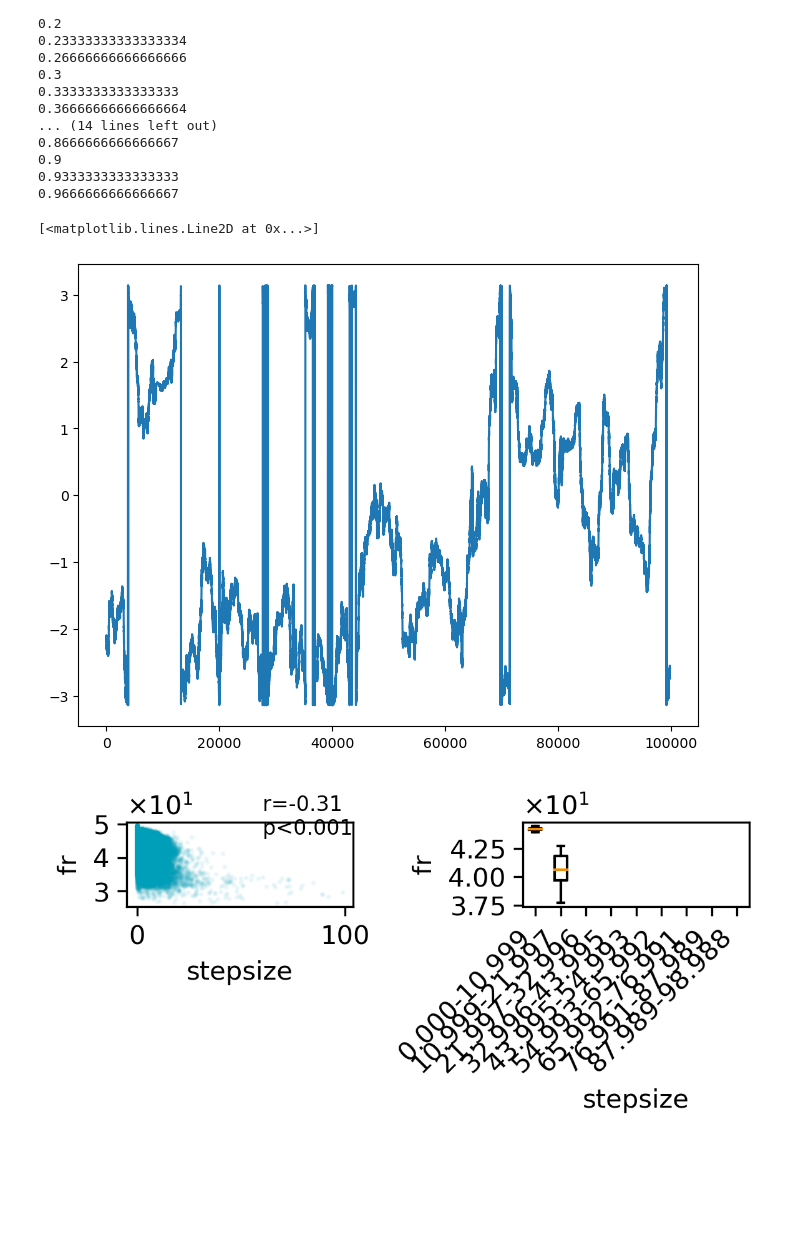
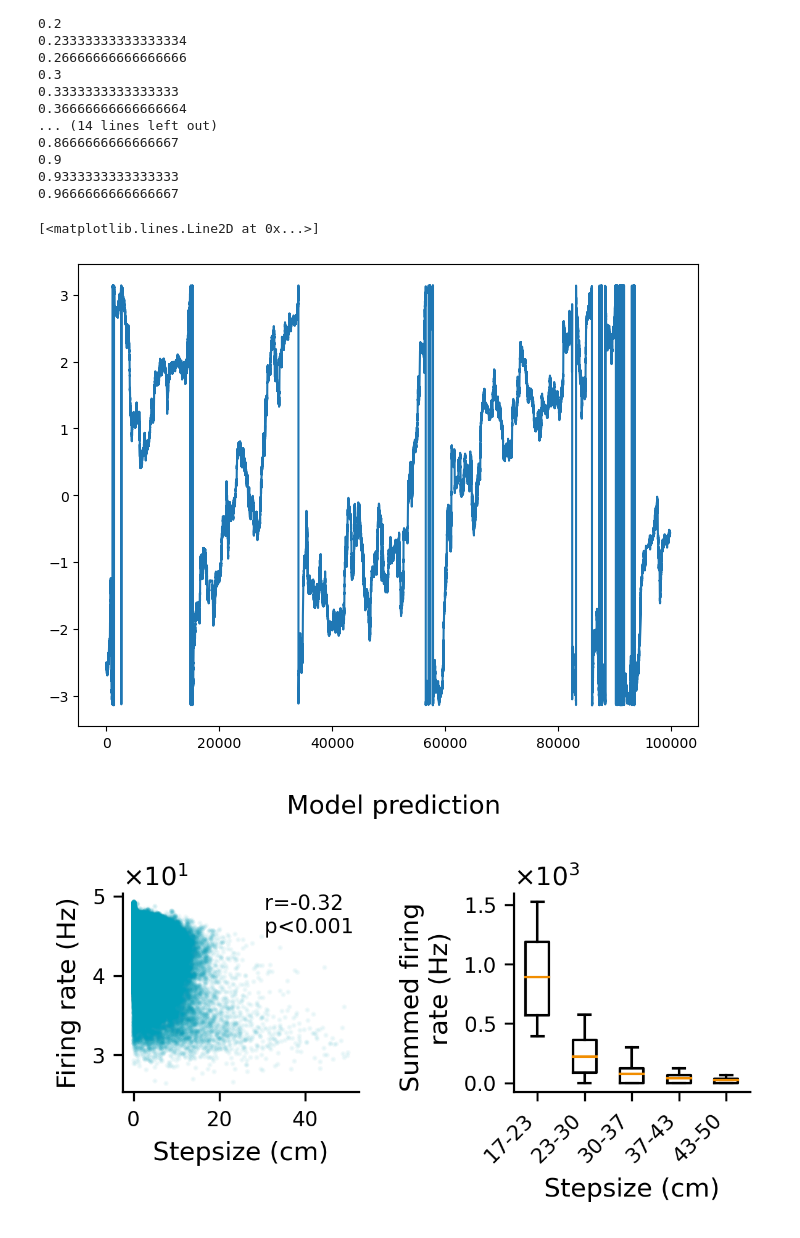
Before and after one commit to ZilongJi/AdaptiveAttractorForSequences, a Jupyter notebook: PaperFigureCode/Fig6_anticorrelation_between_stepsize_neuralactivity.ipynb, the cells around one changed output. Saved outputs shown, nothing was run; the diff lists cells and outputs as text; code cells hidden in the pictures; blank space fills up the shorter version.

```diff
--- a/PaperFigureCode/Fig6_anticorrelation_between_stepsize_neuralactivity.ipynb
+++ b/PaperFigureCode/Fig6_anticorrelation_between_stepsize_neuralactivity.ipynb
@@ -60,7 +60,7 @@ def get_results(mbar, sigma_m=0.1, sigma_u=0.02):
     stepsize = np.insert(stepsize, 0, 0, axis=0)
 
     #remove stepsize that is more than 1 for periodic boundary effect
-    index = stepsize > 1
+    index = stepsize > 0.8
     stepsize = stepsize[~index]
     ave_fr = ave_fr[~index]
     bump_center = bum_center[~index]
@@ -78,7 +78,7 @@ all_bump_center = {}
 #!!! @Tianhao: change the mbar value to add adaptation to the network
 
 for simulation_i in range(N):
-    stepsize, ave_fr, bump_center = get_results(mbar=0.9, sigma_m=0.6, sigma_u=0.02)
+    stepsize, ave_fr, bump_center = get_results(mbar=0.99, sigma_m=0.6, sigma_u=0.02)
 
     #change stepsize from m to cm
     stepsize = stepsize * 100
@@ -113,10 +113,10 @@ fig = plt.figure(figsize=(8, 6))
 plt.plot(bump_center)
 # %% [output]
 [<matplotlib.lines.Line2D at 0x...>]
-[figure, old version]
+[figure, new version]
 # %%
 #scatter plot of stepsize and fr
-fig = plt.figure(figsize=(4, 2), dpi=300)
+fig = plt.figure(figsize=(4.15, 2.4), dpi=300)
 gs = gridspec.GridSpec(1, 2)
 labelsize = 10
 ticksize = 8
@@ -126,16 +126,21 @@ ax1 = fig.add_subplot(gs[0, 0])
 all_stepsize_list = np.concatenate(list(all_stepsize.values()))
 all_fr_list = np.concatenate(list(all_fr.values()))
 
+#filterout stepsize that is larger than 50 in all_stepsize_list and all_fr_list
+index = all_stepsize_list < 50
+all_stepsize_list = all_stepsize_list[index]
+all_fr_list = all_fr_list[index]
+
 ax1.scatter(all_stepsize_list, all_fr_list, s=1, c='#009FB9', alpha=0.05)
-ax1.set_xlabel('stepsize')
-ax1.set_ylabel('fr')
+ax1.set_xlabel('Stepsize (cm)', fontsize=labelsize)
+ax1.set_ylabel('Firing rate (Hz)', fontsize=labelsize)
 
 #pearson correlation of new_stepsize and new_fr
 r, p = scipy.stats.pearsonr(all_stepsize_list, all_fr_list)
 if p<0.001:
-    ax1.text(0.6, 0.85, f'r={r:.2f}\np<0.001', transform=plt.gca().transAxes, fontsize=ticksize)
+    ax1.text(0.6, 0.8, f'r={r:.2f}\np<0.001', transform=plt.gca().transAxes, fontsize=ticksize)
 else:
-    ax1.text(0.6, 0.85, f'r={r:.2f}\np={p:.3f}', transform=plt.gca().transAxes, fontsize=ticksize)
+    ax1.text(0.6, 0.8, f'r={r:.2f}\np={p:.3f}', transform=plt.gca().transAxes, fontsize=ticksize)
 
 ax1.tick_params(axis='both', which='major', labelsize=labelsize)
 #yticks in scientific notation
@@ -146,38 +151,52 @@ ax1.ticklabel_format(axis='y', style='sci', scilimits=(0,0), useMathText=True)
 #this will make the negtive correlation more obvious
 ax2 = fig.add_subplot(gs[0, 1])
 
 #find the max stepsize by min max of all_stepsize_list
 max_stepsize = np.max(all_stepsize_list)
-#max_stepsize = 0.2
+#max_stepsize = 20
 all_fr_binned = {}
 for key in all_stepsize.keys():
     stepsize_i = all_stepsize[key]
     fr_i = all_fr[key]
 
-    bins  = np.linspace(0, max_stepsize, 10)
+    bins  = np.linspace(10, max_stepsize, 7)
     inds = np.digitize(stepsize_i, bins)
-    fr_i_binned = [fr_i[inds==i].mean() for i in range(1, len(bins))]
+    fr_i_binned = [np.sum(fr_i[inds==i]) for i in range(1, len(bins))]
 
-    all_fr_binned[key] = fr_i_binned
+    all_fr_binned[key] = fr_i_binned[1:]
 
 #chaneg the dictionary to array
 all_fr_binned = np.array(list(all_fr_binned.values()))
+
+#do boxplot with showing nanmean and nanmedian
 
 ax2.boxplot(all_fr_binned, showmeans=True, meanline=True, showfliers=False,
             flierprops=dict(markersize=3),
             meanprops=dict(color='#F18D00', linestyle='-', linewidth=1),
             medianprops=dict(color='#009FB9', alpha=0))
 
-ax2.set_xlabel('Stepsize (cm)')
-ax2.set_ylabel('fr')
+ax2.set_xlabel('Stepsize (cm)', fontsize=labelsize)
+ax2.set_ylabel('Summed firing \n rate (Hz)', fontsize=labelsize)
 
 #set the xlabels for each bin using values in bins, leep one decimal
 # ax2.set_xticklabels([f'{bins[i]}-{bins[i+1]}' for i in range(0, len(bins)-1)], rotation=45, ha='right')
-ax2.set_xticklabels([f'{bins[i]:.3f}-{bins[i+1]:.3f}' for i in range(0, len(bins)-1)], rotation=45, ha='right')
+ax2.set_xticklabels([f'{bins[i]:.0f}-{bins[i+1]:.0f}' for i in range(1, len(bins)-1)], rotation=45, ha='right')
 
 #ylabel in scientific notation
 ax2.ticklabel_format(axis='y', style='sci', scilimits=(0,0), useMathText=True)
 
+#remove top and right spines for ax1 and ax2
+for ax in [ax1, ax2]:
+    ax.spines['top'].set_visible(False)
+    ax.spines['right'].set_visible(False)
+    #set x y tick labels as ticksize
+    ax.tick_params(axis='both', which='major', labelsize=ticksize)
+
+#add a super title
+fig.suptitle('Model prediction', fontsize=labelsize)
+
 plt.tight_layout()
+
+plt.savefig('./Fig6_anticorrelation_between_stepsize_neuralactivity_modelprediction.png', dpi=300)
 # %% [output]
-[figure, old version]
+[figure, new version]
```
Also changed, not shown: 5 other files.
